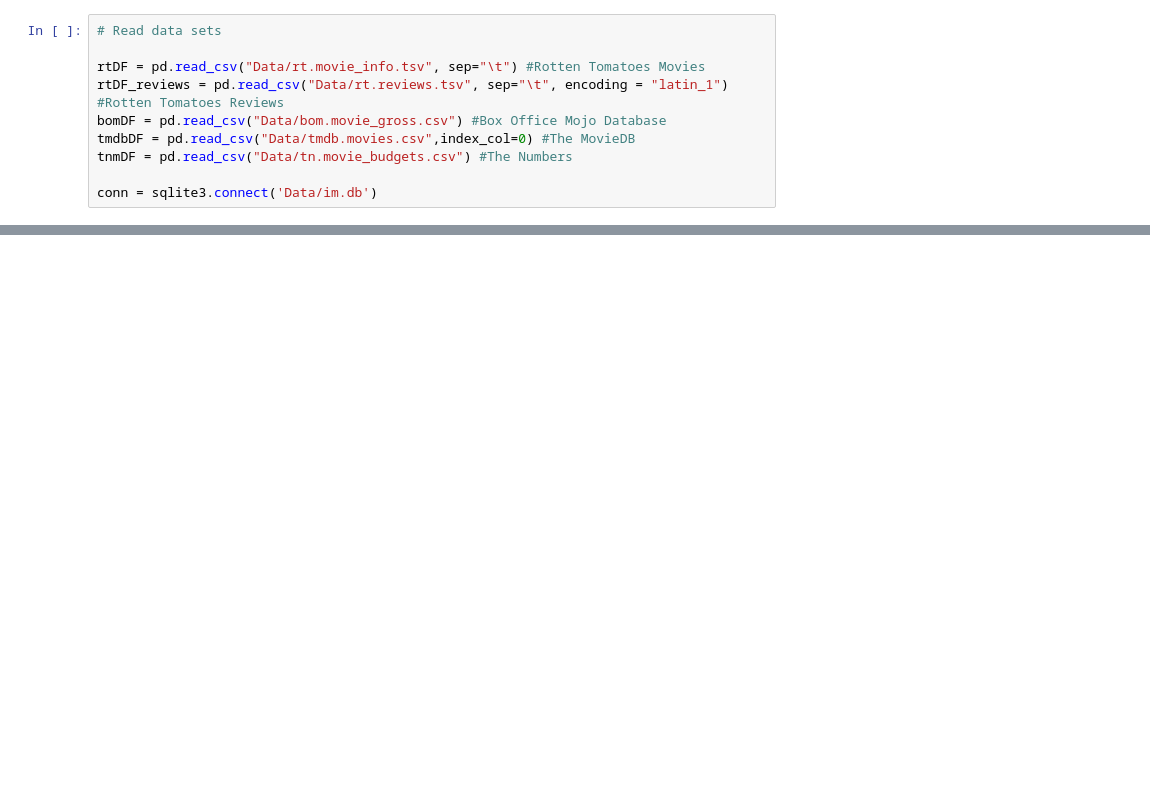
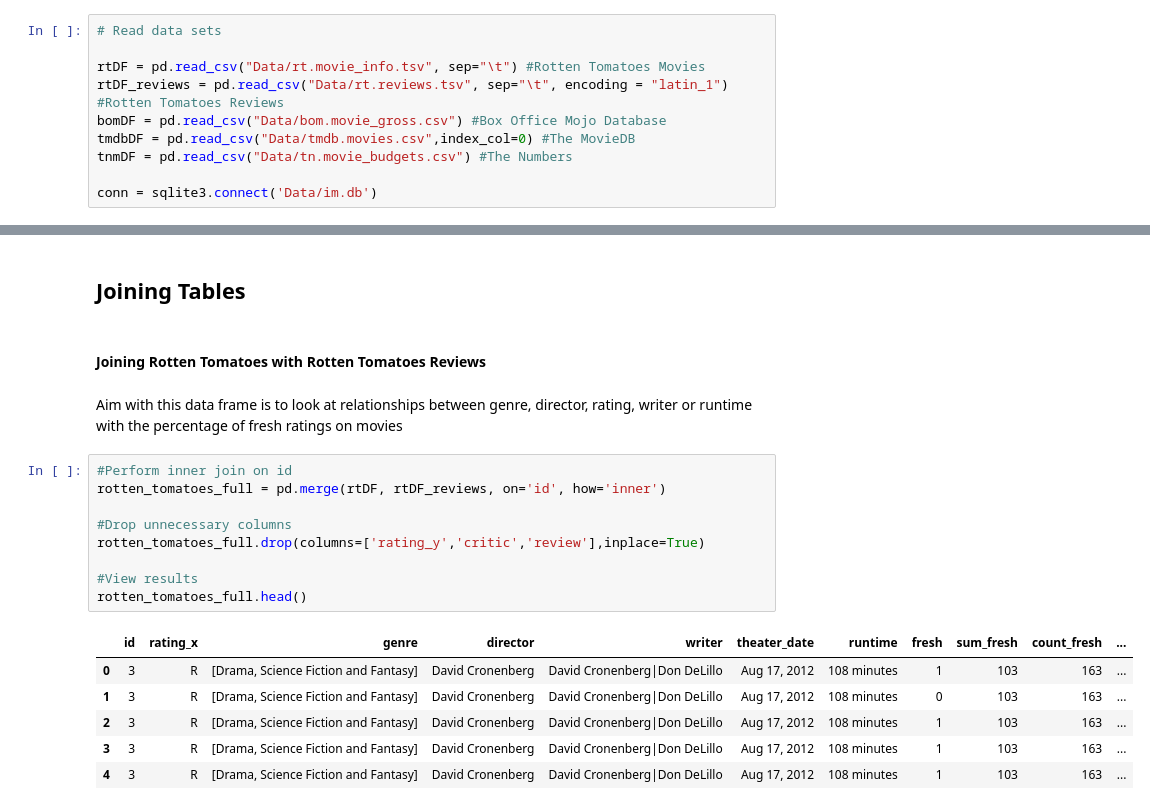
Before and after one commit to Brandon-Meyer0/git-dat-money, a Jupyter notebook: Capstone Group 1A.ipynb, the cells around one changed output, grey strips where cells are left out. Drawn from its saved outputs; the diff is of its cells as text; blank space fills up the shorter version.

```diff
--- a/Capstone Group 1A.ipynb
+++ b/Capstone Group 1A.ipynb
@@ -381,0 +616,22 @@ memory usage: 271.2+ KB
+# %% [markdown]
+## Joining Tables
+# %% [markdown]
+#### Joining Rotten Tomatoes with Rotten Tomatoes Reviews
+# %% [markdown]
+Aim with this data frame is to look at relationships between genre, director, rating, writer or runtime with the percentage of fresh ratings on movies
+# %%
+#Perform inner join on id
+rotten_tomatoes_full = pd.merge(rtDF, rtDF_reviews, on='id', how='inner')
+
+#Drop unnecessary columns
+rotten_tomatoes_full.drop(columns=['rating_y','critic','review'],inplace=True)
+
+#View results
+rotten_tomatoes_full.head()
+# %% [output]
+|  | id | rating_x | genre | director | writer | theater_date | runtime | fresh | sum_fresh | count_fresh | ... |
+| 0 | 3 | R | [Drama, Science Fiction and Fantasy] | David Cronenberg | David Cronenberg|Don DeLillo | Aug 17, 2012 | 108 minutes | 1 | 103 | 163 | ... |
+| 1 | 3 | R | [Drama, Science Fiction and Fantasy] | David Cronenberg | David Cronenberg|Don DeLillo | Aug 17, 2012 | 108 minutes | 0 | 103 | 163 | ... |
+| 2 | 3 | R | [Drama, Science Fiction and Fantasy] | David Cronenberg | David Cronenberg|Don DeLillo | Aug 17, 2012 | 108 minutes | 1 | 103 | 163 | ... |
+| 3 | 3 | R | [Drama, Science Fiction and Fantasy] | David Cronenberg | David Cronenberg|Don DeLillo | Aug 17, 2012 | 108 minutes | 1 | 103 | 163 | ... |
+| 4 | 3 | R | [Drama, Science Fiction and Fantasy] | David Cronenberg | David Cronenberg|Don DeLillo | Aug 17, 2012 | 108 minutes | 1 | 103 | 163 | ... |
```
Also changed, not shown: parts of 86 cells of this notebook, 4 other files.
